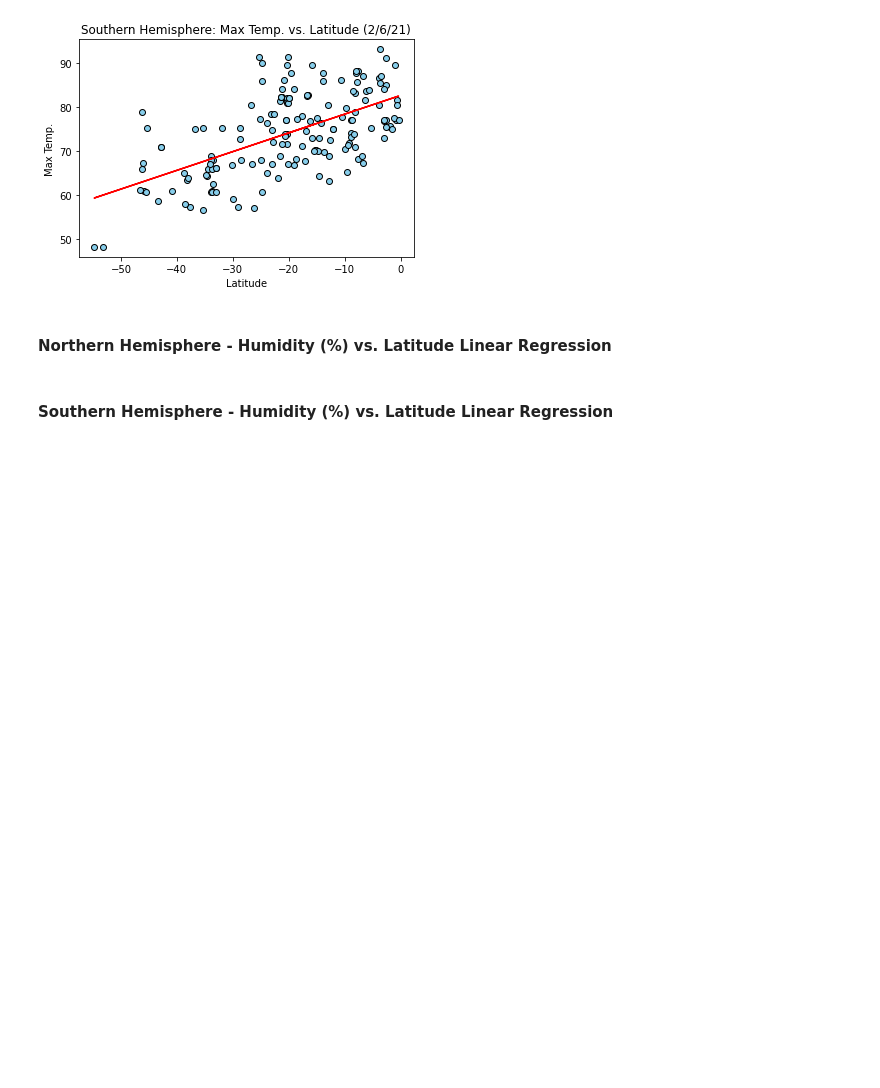
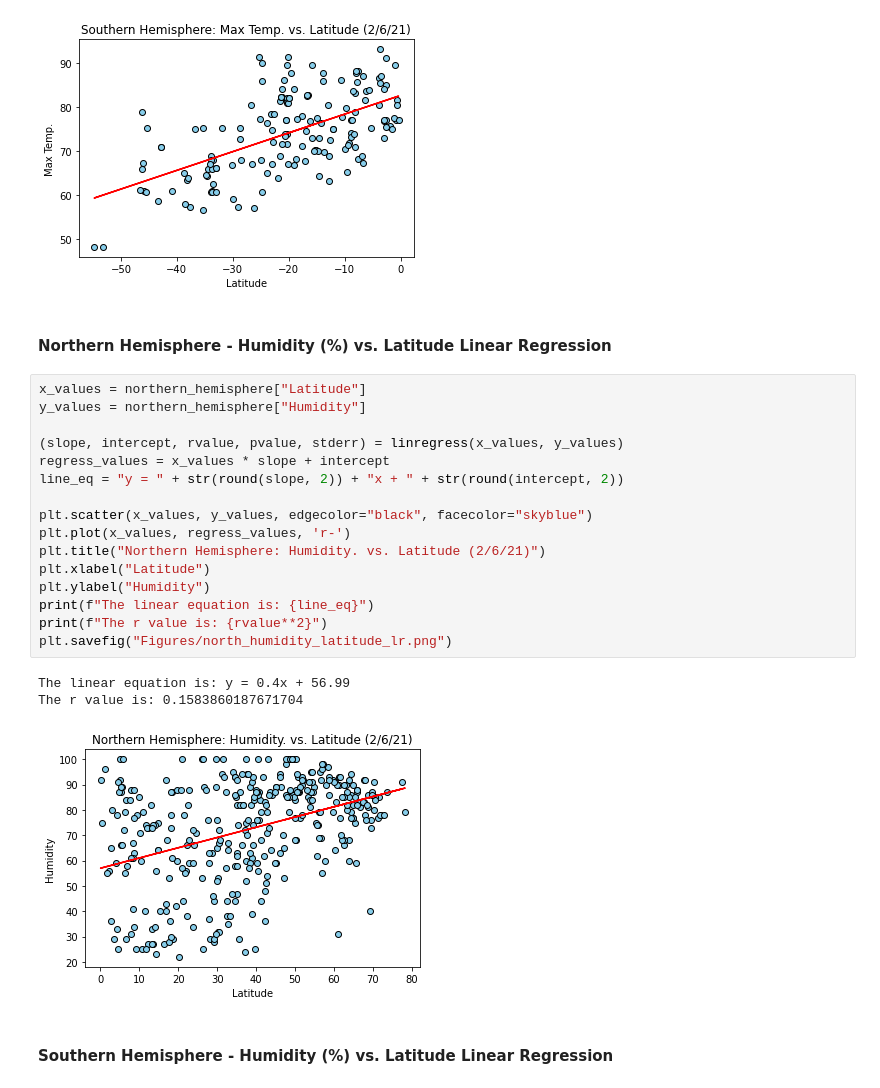
Before and after one commit to szig97/python-api-challenge, a Jupyter notebook: WeatherPy/WeatherPy.ipynb, the cells around one changed output. Cells and saved outputs as stored; diff of their text form; blank space fills up the shorter version.

Commit message:
adding the rest of the linear regression code

```diff
--- a/WeatherPy/WeatherPy.ipynb
+++ b/WeatherPy/WeatherPy.ipynb
@@ -263,5 +263,25 @@ The r value is: 0.354330978119965
 [figure]
 # %% [markdown]
 ####  Northern Hemisphere - Humidity (%) vs. Latitude Linear Regression
+# %%
+x_values = northern_hemisphere["Latitude"]
+y_values = northern_hemisphere["Humidity"]
+
+(slope, intercept, rvalue, pvalue, stderr) = linregress(x_values, y_values)
+regress_values = x_values * slope + intercept
+line_eq = "y = " + str(round(slope, 2)) + "x + " + str(round(intercept, 2))
+
+plt.scatter(x_values, y_values, edgecolor="black", facecolor="skyblue")
+plt.plot(x_values, regress_values, 'r-')
+plt.title("Northern Hemisphere: Humidity. vs. Latitude (2/6/21)")
+plt.xlabel("Latitude")
+plt.ylabel("Humidity")
+print(f"The linear equation is: {line_eq}")
+print(f"The r value is: {rvalue**2}")
+plt.savefig("Figures/north_humidity_latitude_lr.png")
+# %% [output]
+The linear equation is: y = 0.4x + 56.99
+The r value is: 0.1583860187671704
+[figure, added]
 # %% [markdown]
 ####  Southern Hemisphere - Humidity (%) vs. Latitude Linear Regression
```
Also changed, not shown: parts of 5 cells of this notebook, 6 other files.
